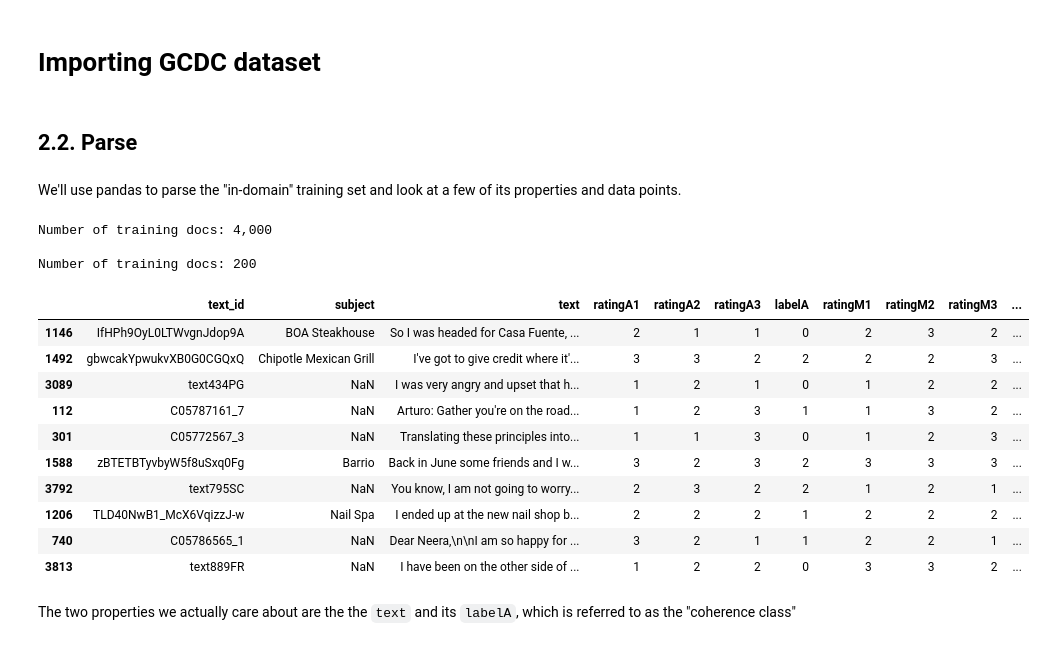
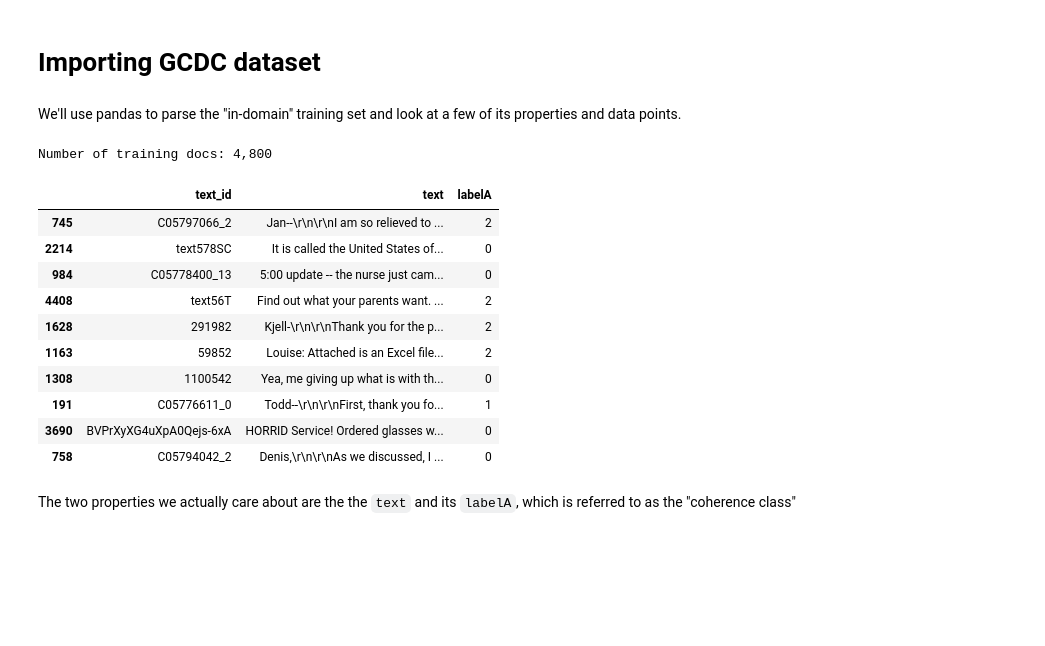
Before and after one commit to MEHARKhaoula/transformers-text-coherence, a Jupyter notebook: BERTSyn2.ipynb, the cells around one changed output. Saved outputs shown, nothing was run; the diff lists cells and outputs as text; code cells hidden in the pictures; blank space fills up the shorter version.

```diff
--- a/BERTSyn2_concat_yelp_scenario2.ipynb
+++ b/BERTSyn2.ipynb
@@ -73,41 +74,35 @@ There are 1 GPU(s) available.
 We will use the GPU: Tesla T4
 # %% [markdown]
 # Importing GCDC dataset
-# %% [markdown]
-## 2.2. Parse
 # %% [markdown]
 We'll use pandas to parse the "in-domain" training set and look at a few of its properties and data points.
 # %%
 
 # Load the dataset for training into a pandas dataframe.
-df = pd.read_csv("/content/drive/My Drive/GCDC_train.csv")
+df = pd.read_csv("/content/drive/My Drive/GCDC_cv.csv")
 df['labelA'] = df['labelA'].astype(int)
 df['labelA'] = df['labelA'] - 1
 
-df_test = pd.read_csv("/content/drive/My Drive/Yelp_test.csv")
-df_test['labelA'] = df_test['labelA'].astype(int)
-df_test['labelA'] = df_test['labelA'] - 1
+
 
 # Report the number of sentences.
 print('Number of training docs: {:,}\n'.format(df.shape[0]))
-print('Number of training docs: {:,}\n'.format(df_test.shape[0]))
+
 # Display 10 random rows from the data.
 df.sample(10)
 # %% [output]
-Number of training docs: 4,000
-
-Number of training docs: 200
+Number of training docs: 4,800
-|  | text_id | subject | text | ratingA1 | ratingA2 | ratingA3 | labelA | ratingM1 | ratingM2 | ratingM3 | ... |
-| 1146 | IfHPh9OyL0LTWvgnJdop9A | BOA Steakhouse | So I was headed for Casa Fuente, ... | 2 | 1 | 1 | 0 | 2 | 3 | 2 | ... |
-| 1492 | gbwcakYpwukvXB0G0CGQxQ | Chipotle Mexican Grill | I've got to give credit where it'... | 3 | 3 | 2 | 2 | 2 | 2 | 3 | ... |
-| 3089 | text434PG | NaN | I was very angry and upset that h... | 1 | 2 | 1 | 0 | 1 | 2 | 2 | ... |
-| 112 | C05787161_7 | NaN | Arturo: Gather you're on the road... | 1 | 2 | 3 | 1 | 1 | 3 | 2 | ... |
-| 301 | C05772567_3 | NaN | Translating these principles into... | 1 | 1 | 3 | 0 | 1 | 2 | 3 | ... |
-| 1588 | zBTETBTyvbyW5f8uSxq0Fg | Barrio | Back in June some friends and I w... | 3 | 2 | 3 | 2 | 3 | 3 | 3 | ... |
-| 3792 | text795SC | NaN | You know, I am not going to worry... | 2 | 3 | 2 | 2 | 1 | 2 | 1 | ... |
-| 1206 | TLD40NwB1_McX6VqizzJ-w | Nail Spa | I ended up at the new nail shop b... | 2 | 2 | 2 | 1 | 2 | 2 | 2 | ... |
-| 740 | C05786565_1 | NaN | Dear Neera,\n\nI am so happy for ... | 3 | 2 | 1 | 1 | 2 | 2 | 1 | ... |
-| 3813 | text889FR | NaN | I have been on the other side of ... | 1 | 2 | 2 | 0 | 3 | 3 | 2 | ... |
+|  | text_id | text | labelA |
+| 745 | C05797066_2 | Jan--\r\n\r\nI am so relieved to ... | 2 |
+| 2214 | text578SC | It is called the United States of... | 0 |
+| 984 | C05778400_13 | 5:00 update -- the nurse just cam... | 0 |
+| 4408 | text56T | Find out what your parents want. ... | 2 |
+| 1628 | 291982 | Kjell-\r\n\r\nThank you for the p... | 2 |
+| 1163 | 59852 | Louise: Attached is an Excel file... | 2 |
+| 1308 | 1100542 | Yea, me giving up what is with th... | 0 |
+| 191 | C05776611_0 | Todd--\r\n\r\nFirst, thank you fo... | 1 |
+| 3690 | BVPrXyXG4uXpA0Qejs-6xA | HORRID Service! Ordered glasses w... | 0 |
+| 758 | C05794042_2 | Denis,\r\n\r\nAs we discussed, I ... | 0 |
 # %%
 # Get the lists of docs and their labels.
 documents = df.text.values
```
Also changed, not shown: parts of 29 cells of this notebook, 24 other files.
